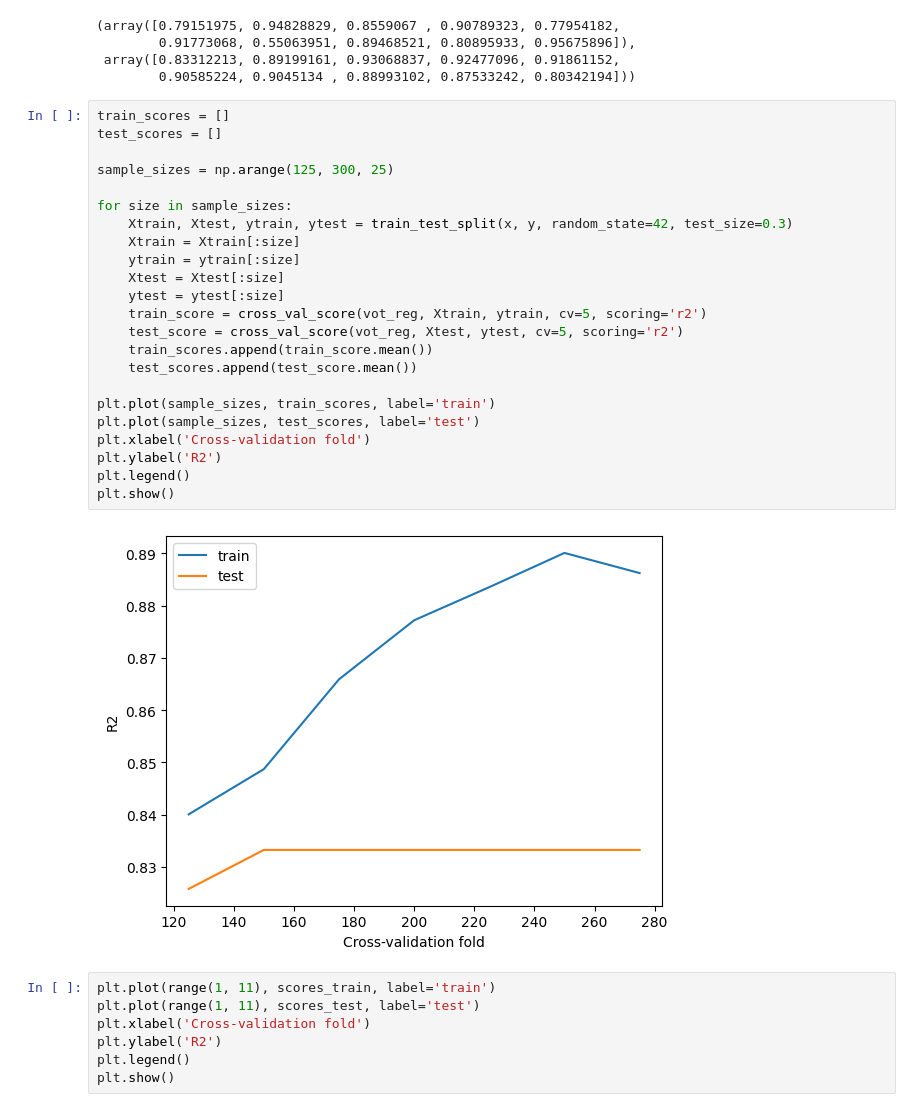
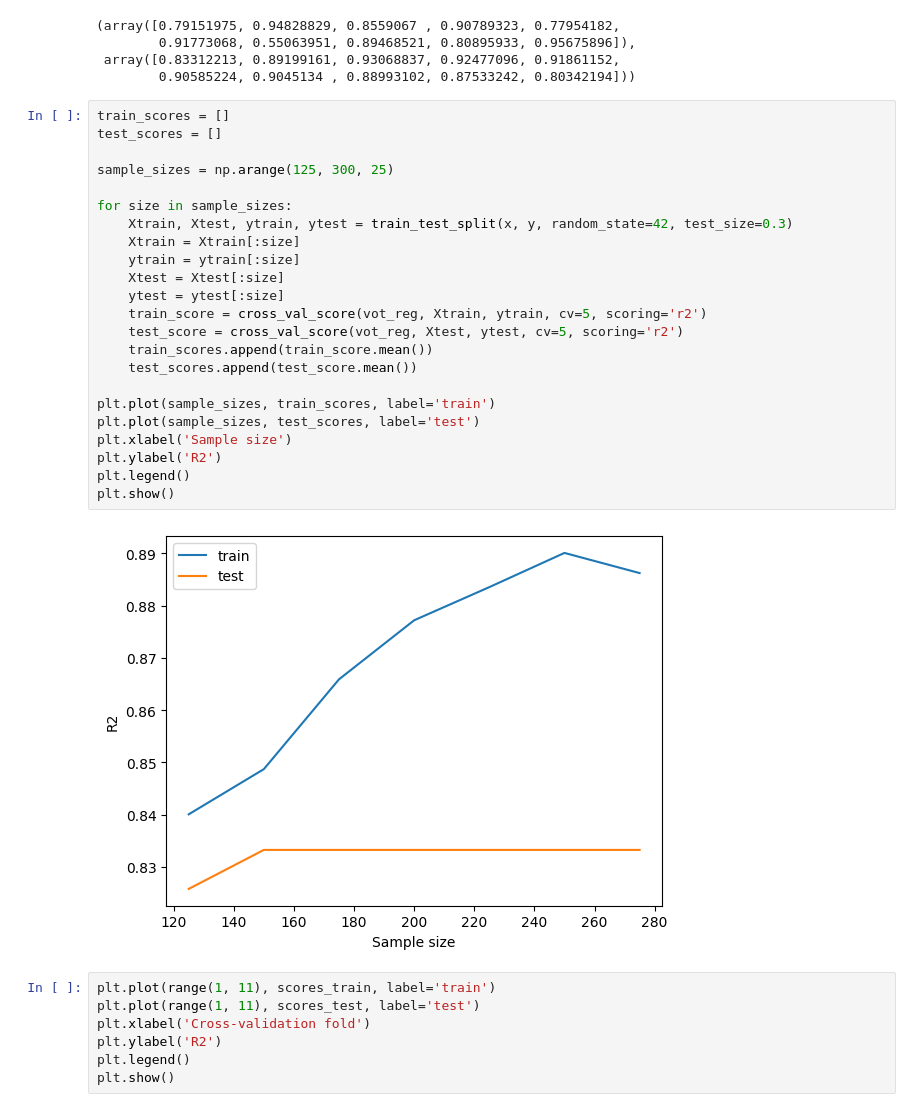
Before and after one commit to Anton9mf/hackaton_RN, a Jupyter notebook: tmp_Anton.ipynb, the cells around one changed output. Drawn from its saved outputs; the diff is of its cells as text.

Commit message:
rewrite sample size

```diff
--- a/tmp_Anton.ipynb
+++ b/tmp_Anton.ipynb
@@ -402,28 +402,28 @@ scores_test, scores_train
 # %%
 train_scores = []
 test_scores = []
 
 sample_sizes = np.arange(125, 300, 25)
 
 for size in sample_sizes:
     Xtrain, Xtest, ytrain, ytest = train_test_split(x, y, random_state=42, test_size=0.3)
     Xtrain = Xtrain[:size]
     ytrain = ytrain[:size]
     Xtest = Xtest[:size]
     ytest = ytest[:size]
     train_score = cross_val_score(vot_reg, Xtrain, ytrain, cv=5, scoring='r2')
     test_score = cross_val_score(vot_reg, Xtest, ytest, cv=5, scoring='r2')
     train_scores.append(train_score.mean())
     test_scores.append(test_score.mean())
 
 plt.plot(sample_sizes, train_scores, label='train')
 plt.plot(sample_sizes, test_scores, label='test')
-plt.xlabel('Cross-validation fold')
+plt.xlabel('Sample size')
 plt.ylabel('R2')
 plt.legend()
 plt.show()
 # %% [output]
-[figure, old version]
+[figure, new version]
 # %%
 plt.plot(range(1, 11), scores_train, label='train')
 plt.plot(range(1, 11), scores_test, label='test')
```
